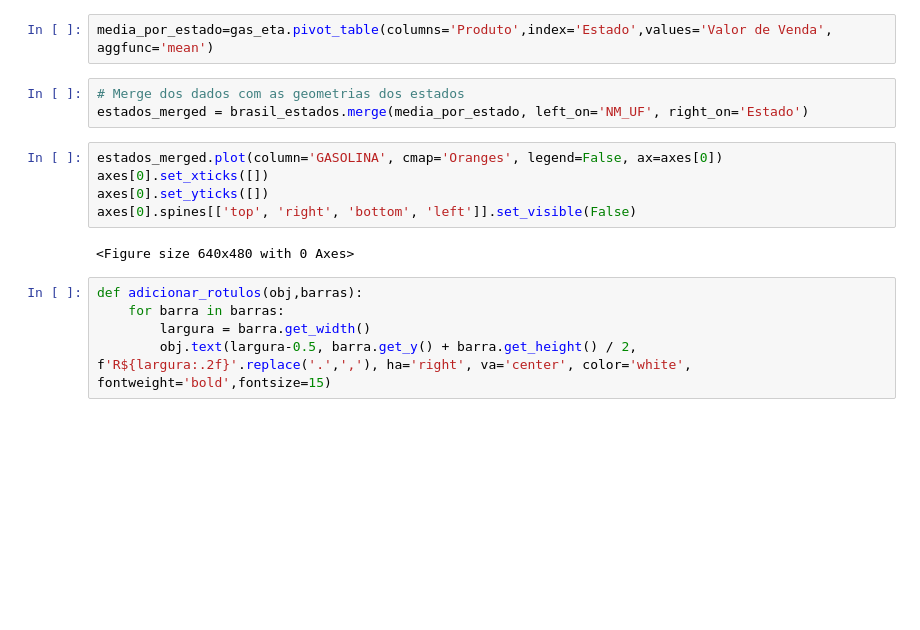
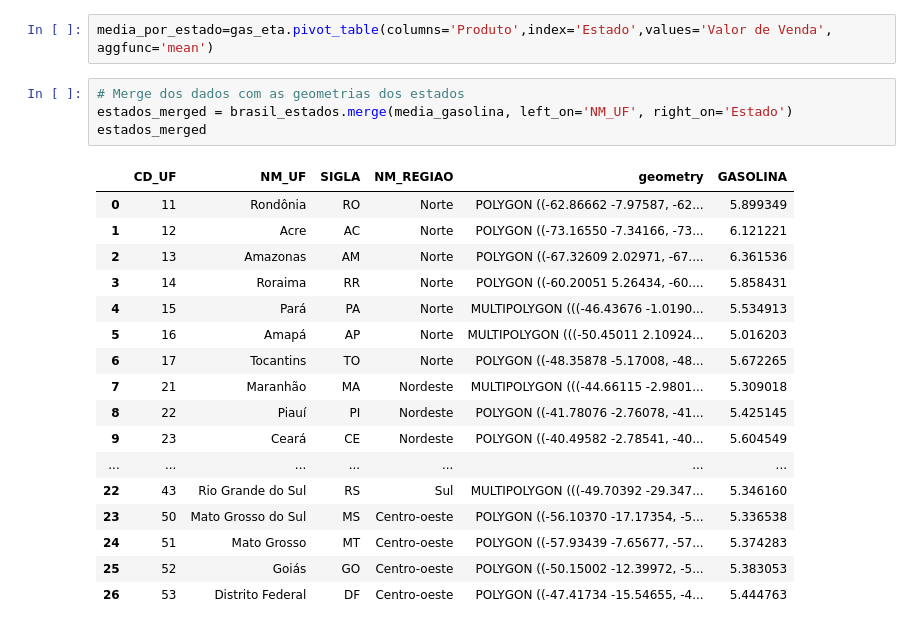
Before and after one commit to davidmidoria/analise_gasolina_etanol, a Jupyter notebook: analise.ipynb, the cells around one changed output. Cells and saved outputs as stored; diff of their text form; blank space fills up the shorter version.

```diff
--- a/analise.ipynb
+++ b/analise.ipynb
@@ -57,16 +58,23 @@ gas_eta.rename(columns={'Estado - Sigla':'Estado','Regiao - Sigla':'regiao'},inp
 media_por_estado=gas_eta.pivot_table(columns='Produto',index='Estado',values='Valor de Venda', aggfunc='mean')
 # %%
 # Merge dos dados com as geometrias dos estados
-estados_merged = brasil_estados.merge(media_por_estado, left_on='NM_UF', right_on='Estado')
+estados_merged = brasil_estados.merge(media_gasolina, left_on='NM_UF', right_on='Estado')
+estados_merged
+# %% [output]
+|  | CD_UF | NM_UF | SIGLA | NM_REGIAO | geometry | GASOLINA |
+| 0 | 11 | Rondônia | RO | Norte | POLYGON ((-62.86662 -7.97587, -62... | 5.899349 |
+| 1 | 12 | Acre | AC | Norte | POLYGON ((-73.16550 -7.34166, -73... | 6.121221 |
+| 2 | 13 | Amazonas | AM | Norte | POLYGON ((-67.32609 2.02971, -67.... | 6.361536 |
+| 3 | 14 | Roraima | RR | Norte | POLYGON ((-60.20051 5.26434, -60.... | 5.858431 |
+| 4 | 15 | Pará | PA | Norte | MULTIPOLYGON (((-46.43676 -1.0190... | 5.534913 |
+| 5 | 16 | Amapá | AP | Norte | MULTIPOLYGON (((-50.45011 2.10924... | 5.016203 |
+| 6 | 17 | Tocantins | TO | Norte | POLYGON ((-48.35878 -5.17008, -48... | 5.672265 |
+| 7 | 21 | Maranhão | MA | Nordeste | MULTIPOLYGON (((-44.66115 -2.9801... | 5.309018 |
+| 8 | 22 | Piauí | PI | Nordeste | POLYGON ((-41.78076 -2.76078, -41... | 5.425145 |
+| 9 | 23 | Ceará | CE | Nordeste | POLYGON ((-40.49582 -2.78541, -40... | 5.604549 |
+| ... | ... | ... | ... | ... | ... | ... |
+| 22 | 43 | Rio Grande do Sul | RS | Sul | MULTIPOLYGON (((-49.70392 -29.347... | 5.346160 |
+| 23 | 50 | Mato Grosso do Sul | MS | Centro-oeste | POLYGON ((-56.10370 -17.17354, -5... | 5.336538 |
+| 24 | 51 | Mato Grosso | MT | Centro-oeste | POLYGON ((-57.93439 -7.65677, -57... | 5.374283 |
+| 25 | 52 | Goiás | GO | Centro-oeste | POLYGON ((-50.15002 -12.39972, -5... | 5.383053 |
+| 26 | 53 | Distrito Federal | DF | Centro-oeste | POLYGON ((-47.41734 -15.54655, -4... | 5.444763 |
-# %%
-estados_merged.plot(column='GASOLINA', cmap='Oranges', legend=False, ax=axes[0])
-axes[0].set_xticks([])
-axes[0].set_yticks([])
-axes[0].spines[['top', 'right', 'bottom', 'left']].set_visible(False)
-# %% [output]
-<Figure size 640x480 with 0 Axes>
-# %%
-def adicionar_rotulos(obj,barras):
-    for barra in barras:
-        largura = barra.get_width()
-        obj.text(largura-0.5, barra.get_y() + barra.get_height() / 2, f'R${largura:.2f}'.replace('.',','), ha='right', va='center', color='white', fontweight='bold',fontsize=15)
```
Also changed, not shown: parts of 8 cells of this notebook, 2 other files.
